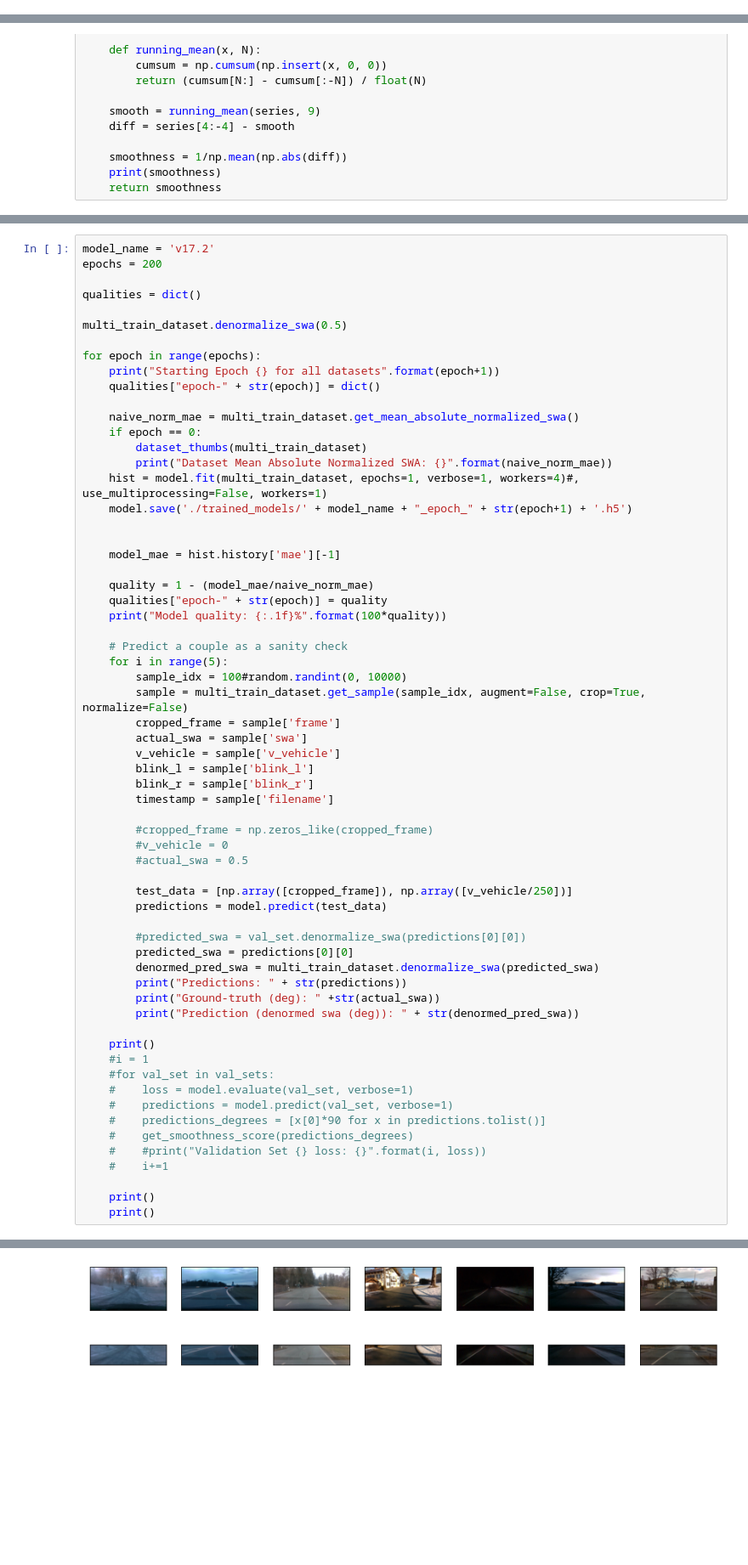
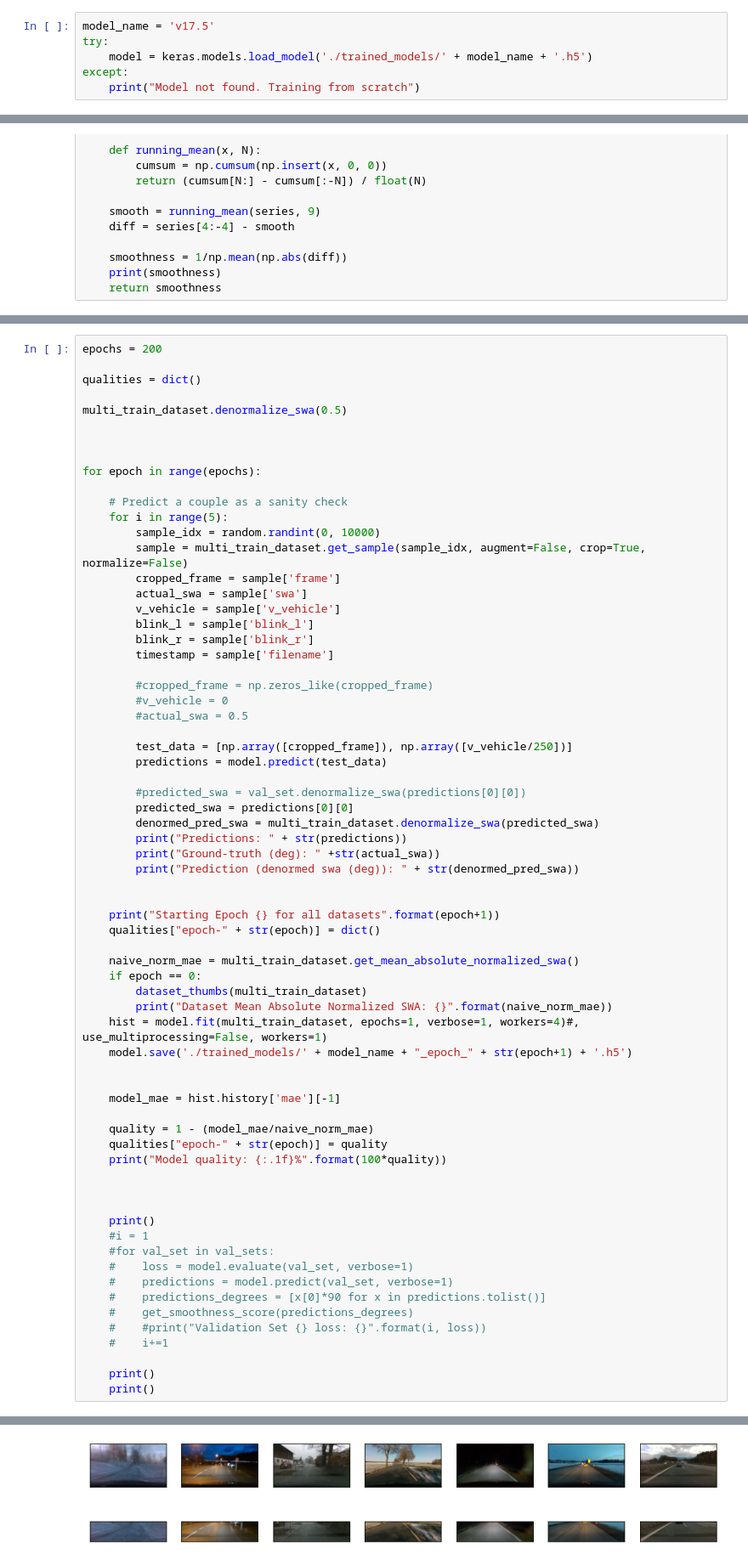
Before and after one commit to korbinianbauer/diypilot, a Jupyter notebook: notebooks/Train Autopilot.ipynb, the cells around one changed output, grey strips where cells are left out. Shown at 85% size. Saved outputs shown, nothing was run; the diff lists cells and outputs as text; blank space fills up the shorter version.

```diff
--- a/notebooks/Train Autopilot.ipynb
+++ b/notebooks/Train Autopilot.ipynb
@@ -264,3 +293,9 @@ model = Model(inputs=[x.input, y.input], outputs=combined)
 
 
 model.compile(optimizer='adam', loss='mse', metrics=['mse', 'mae'])
+# %%
+model_name = 'v17.5'
+try:
+    model = keras.models.load_model('./trained_models/' + model_name + '.h5')
+except:
+    print("Model not found. Training from scratch")
@@ -335,34 +372,19 @@ def dataset_thumbs(dataset):
         #plt.xlabel(class_names[train_labels[i]])
     plt.show()
 # %%
-model_name = 'v17.2'
 epochs = 200
 
 qualities = dict()
 
 multi_train_dataset.denormalize_swa(0.5)
 
-for epoch in range(epochs):
-    print("Starting Epoch {} for all datasets".format(epoch+1))
-    qualities["epoch-" + str(epoch)] = dict()
-
-    naive_norm_mae = multi_train_dataset.get_mean_absolute_normalized_swa()
-    if epoch == 0:
-        dataset_thumbs(multi_train_dataset)
-        print("Dataset Mean Absolute Normalized SWA: {}".format(naive_norm_mae))
-    hist = model.fit(multi_train_dataset, epochs=1, verbose=1, workers=4)#, use_multiprocessing=False, workers=1)
-    model.save('./trained_models/' + model_name + "_epoch_" + str(epoch+1) + '.h5')
 
 
-    model_mae = hist.history['mae'][-1]
-
-    quality = 1 - (model_mae/naive_norm_mae)
-    qualities["epoch-" + str(epoch)] = quality
-    print("Model quality: {:.1f}%".format(100*quality))
+for epoch in range(epochs):
 
     # Predict a couple as a sanity check
     for i in range(5):
-        sample_idx = 100#random.randint(0, 10000)
+        sample_idx = random.randint(0, 10000)
         sample = multi_train_dataset.get_sample(sample_idx, augment=False, crop=True, normalize=False)
         cropped_frame = sample['frame']
         actual_swa = sample['swa']
@@ -385,6 +407,26 @@ for epoch in range(epochs):
         print("Ground-truth (deg): " +str(actual_swa))
         print("Prediction (denormed swa (deg)): " + str(denormed_pred_swa))
 
+
+    print("Starting Epoch {} for all datasets".format(epoch+1))
+    qualities["epoch-" + str(epoch)] = dict()
+
+    naive_norm_mae = multi_train_dataset.get_mean_absolute_normalized_swa()
+    if epoch == 0:
+        dataset_thumbs(multi_train_dataset)
+        print("Dataset Mean Absolute Normalized SWA: {}".format(naive_norm_mae))
+    hist = model.fit(multi_train_dataset, epochs=1, verbose=1, workers=4)#, use_multiprocessing=False, workers=1)
+    model.save('./trained_models/' + model_name + "_epoch_" + str(epoch+1) + '.h5')
+
+
+    model_mae = hist.history['mae'][-1]
+
+    quality = 1 - (model_mae/naive_norm_mae)
+    qualities["epoch-" + str(epoch)] = quality
+    print("Model quality: {:.1f}%".format(100*quality))
+
+
+
     print()
     #i = 1
     #for val_set in val_sets:
@@ -418 +460 @@ Getting frame 87714
-[figure, old version]
+[figure, new version]
```
Also changed, not shown: parts of 10 cells of this notebook, 7 other files.
